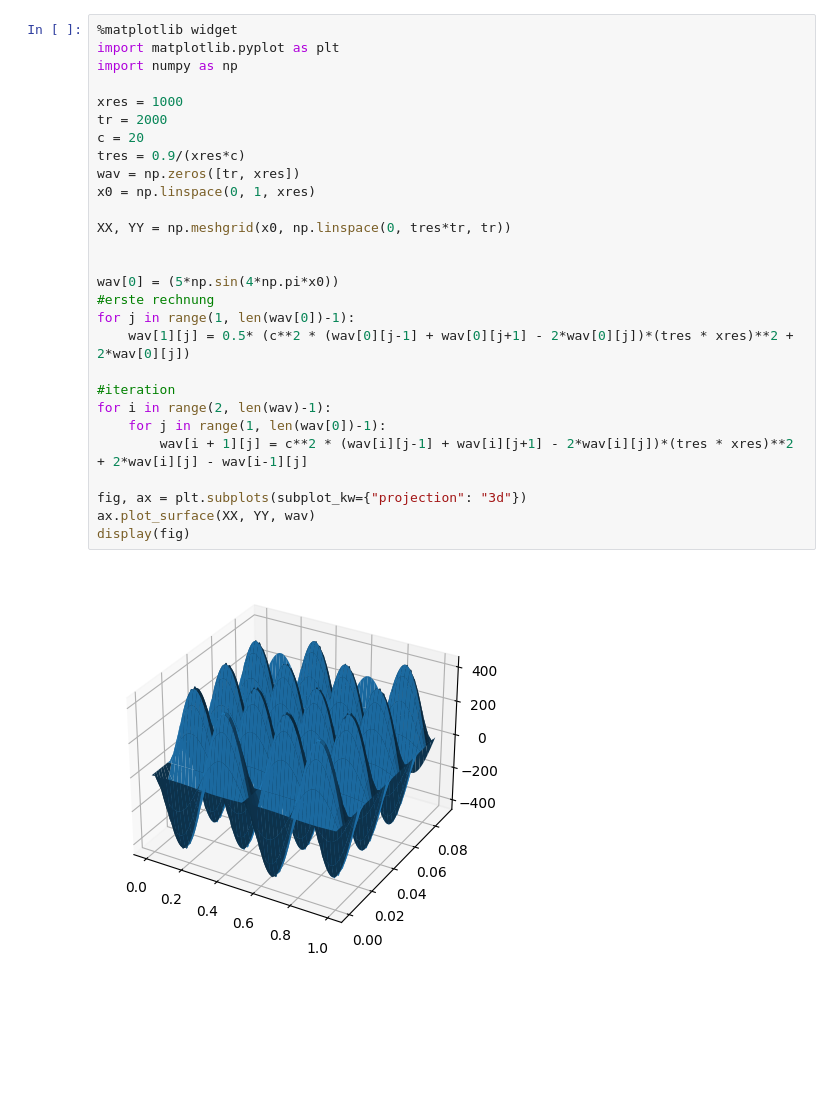
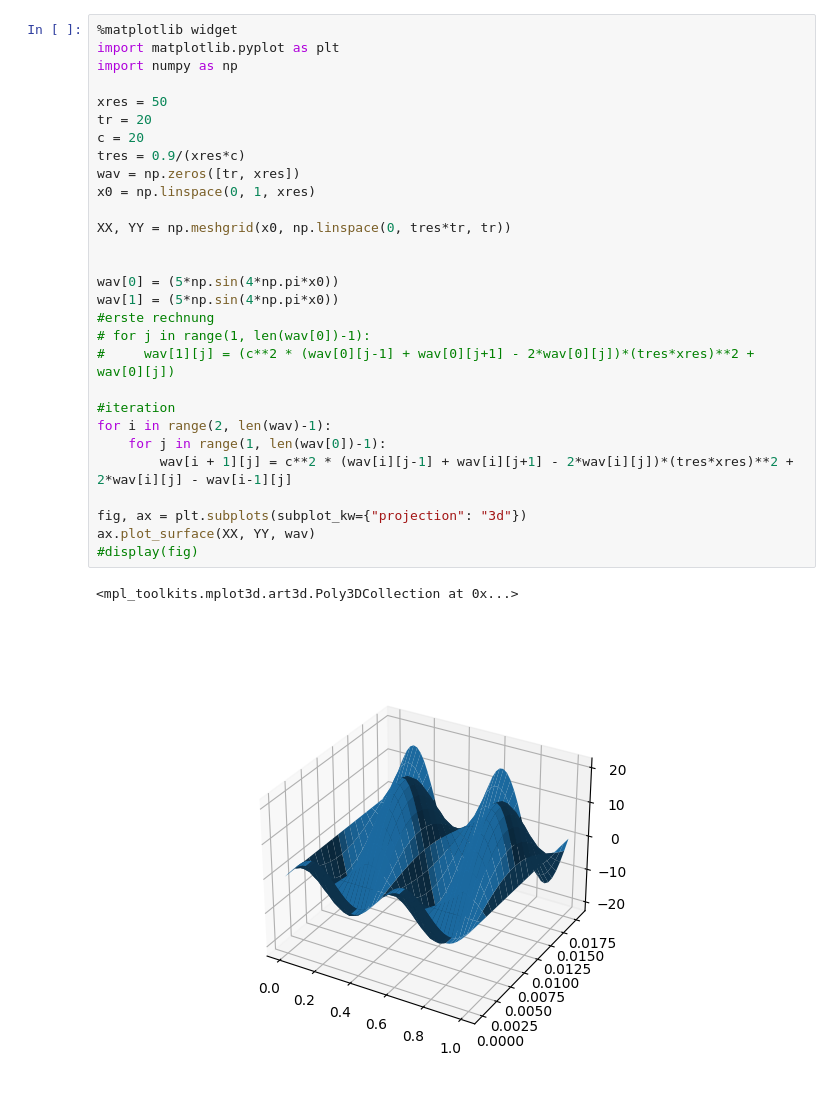
Before and after one commit to brouwerb/NeurNetz, a Jupyter notebook: week_2/wave.ipynb, the cells around one changed output. Cells and saved outputs as stored; diff of their text form; blank space fills up the shorter version.

```diff
--- a/week_2/wave.ipynb
+++ b/week_2/wave.ipynb
@@ -1,30 +1,32 @@
 # %%
 %matplotlib widget
 import matplotlib.pyplot as plt
 import numpy as np
 
-xres = 1000
-tr = 2000
+xres = 50
+tr = 20
 c = 20
 tres = 0.9/(xres*c)
 wav = np.zeros([tr, xres])
 x0 = np.linspace(0, 1, xres)
 
 XX, YY = np.meshgrid(x0, np.linspace(0, tres*tr, tr))
 
 
 wav[0] = (5*np.sin(4*np.pi*x0))
+wav[1] = (5*np.sin(4*np.pi*x0))
 #erste rechnung
-for j in range(1, len(wav[0])-1):
-    wav[1][j] = 0.5* (c**2 * (wav[0][j-1] + wav[0][j+1] - 2*wav[0][j])*(tres * xres)**2 + 2*wav[0][j])
+# for j in range(1, len(wav[0])-1):
+#     wav[1][j] = (c**2 * (wav[0][j-1] + wav[0][j+1] - 2*wav[0][j])*(tres*xres)**2 + wav[0][j])
 
 #iteration
 for i in range(2, len(wav)-1):
     for j in range(1, len(wav[0])-1):
-        wav[i + 1][j] = c**2 * (wav[i][j-1] + wav[i][j+1] - 2*wav[i][j])*(tres * xres)**2 + 2*wav[i][j] - wav[i-1][j]
+        wav[i + 1][j] = c**2 * (wav[i][j-1] + wav[i][j+1] - 2*wav[i][j])*(tres*xres)**2 + 2*wav[i][j] - wav[i-1][j]
 
 fig, ax = plt.subplots(subplot_kw={"projection": "3d"})
 ax.plot_surface(XX, YY, wav)
-display(fig)
+#display(fig)
 # %% [output]
+<mpl_toolkits.mplot3d.art3d.Poly3DCollection at 0x...>
-[figure, old version]
+[figure, new version]
```
Also changed, not shown: parts of 1 cell of this notebook.
